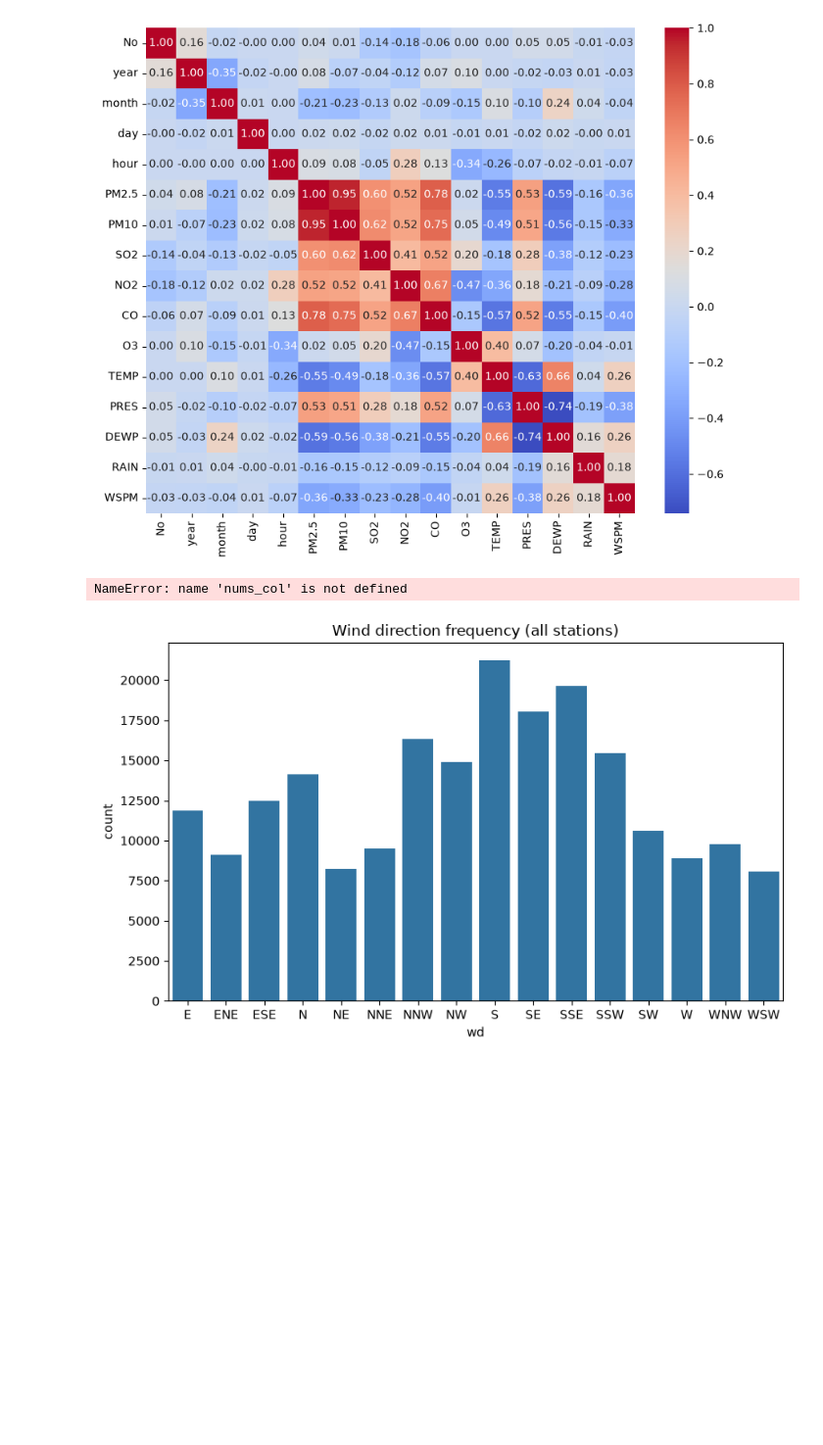
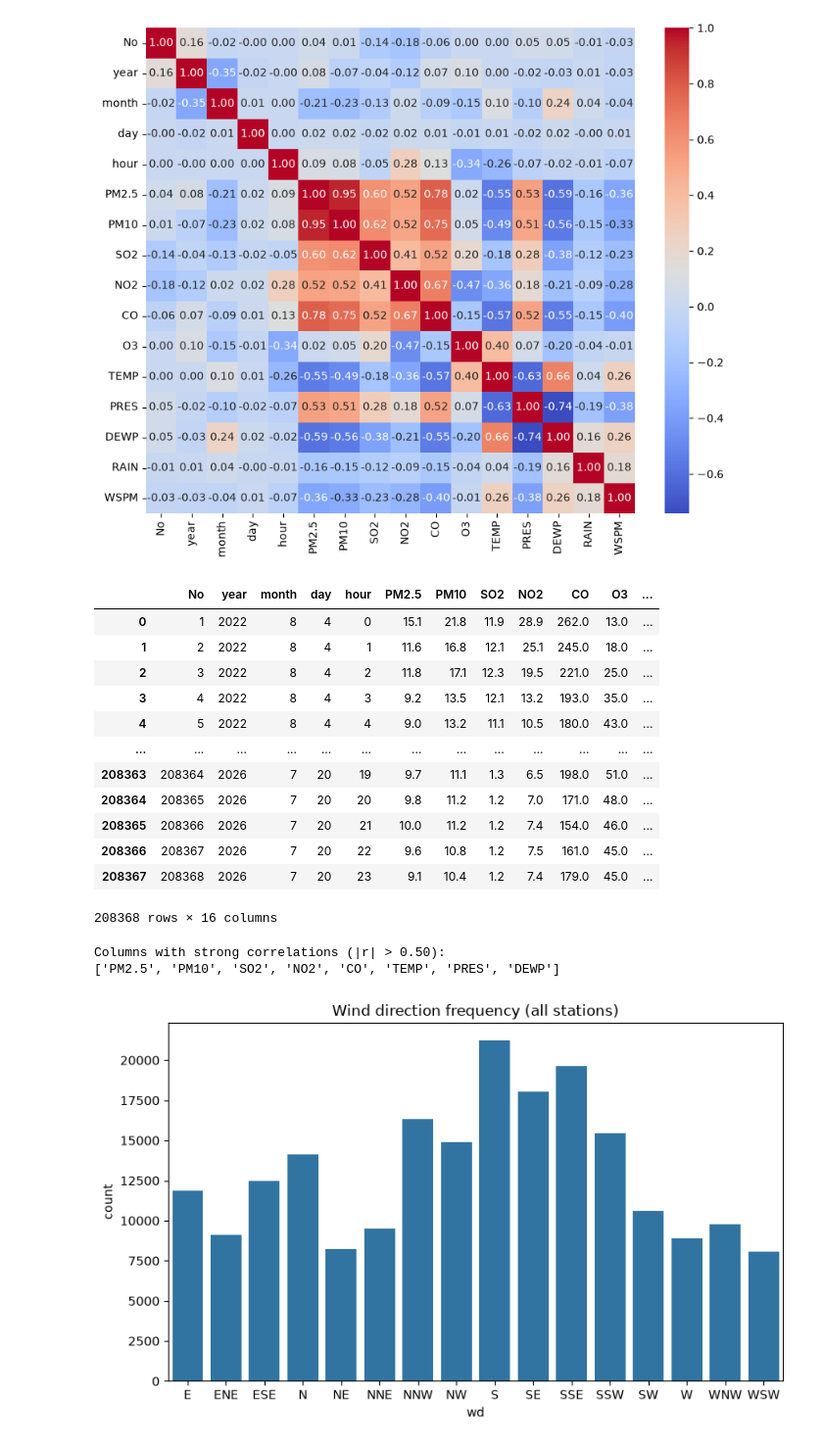
Before and after one commit to iamahnaf/SpikeForecasting, a Jupyter notebook: notebooks/EDA.ipynb, the cells around one changed output. Shown at 98% size. Saved outputs shown, nothing was run; the diff lists cells and outputs as text; code cells hidden in the pictures; blank space fills up the shorter version.

```diff
--- a/notebooks/EDA.ipynb
+++ b/notebooks/EDA.ipynb
@@ -113,9 +113,28 @@ sns.heatmap(df.corr(numeric_only=True),annot=True,cmap='coolwarm',fmt=".2f")
 # %% [output]
 <Axes: >
 [figure]
+# %%
+num_only=df.drop(columns=['wd','station'])
+num_only
+# %% [output]
+|  | No | year | month | day | hour | PM2.5 | PM10 | SO2 | NO2 | CO | O3 | ... |
+| 0 | 1 | 2022 | 8 | 4 | 0 | 15.1 | 21.8 | 11.9 | 28.9 | 262.0 | 13.0 | ... |
+| 1 | 2 | 2022 | 8 | 4 | 1 | 11.6 | 16.8 | 12.1 | 25.1 | 245.0 | 18.0 | ... |
+| 2 | 3 | 2022 | 8 | 4 | 2 | 11.8 | 17.1 | 12.3 | 19.5 | 221.0 | 25.0 | ... |
+| 3 | 4 | 2022 | 8 | 4 | 3 | 9.2 | 13.5 | 12.1 | 13.2 | 193.0 | 35.0 | ... |
+| 4 | 5 | 2022 | 8 | 4 | 4 | 9.0 | 13.2 | 11.1 | 10.5 | 180.0 | 43.0 | ... |
+| ... | ... | ... | ... | ... | ... | ... | ... | ... | ... | ... | ... | ... |
+| 208363 | 208364 | 2026 | 7 | 20 | 19 | 9.7 | 11.1 | 1.3 | 6.5 | 198.0 | 51.0 | ... |
+| 208364 | 208365 | 2026 | 7 | 20 | 20 | 9.8 | 11.2 | 1.2 | 7.0 | 171.0 | 48.0 | ... |
+| 208365 | 208366 | 2026 | 7 | 20 | 21 | 10.0 | 11.2 | 1.2 | 7.4 | 154.0 | 46.0 | ... |
+| 208366 | 208367 | 2026 | 7 | 20 | 22 | 9.6 | 10.8 | 1.2 | 7.5 | 161.0 | 45.0 | ... |
+| 208367 | 208368 | 2026 | 7 | 20 | 23 | 9.1 | 10.4 | 1.2 | 7.4 | 179.0 | 45.0 | ... |
+208368 rows × 16 columns
 # %%
-corr = nums_col.corr()
+# Get correlation matrix
+corr = num_only.corr()
 
+# Find columns with strong correlation (|correlation| > 0.50)
 corr_colums = []
 
 for first_position in range(len(corr.columns)):
@@ -124,16 +143,18 @@ for first_position in range(len(corr.columns)):
         second_column = corr.columns[second_position]
         correlation_value = corr.loc[first_column, second_column]
 
-        if correlation_value > 0.50 or correlation_value < -0.50:
+        # If correlation is strong (positive or negative)
+        if abs(correlation_value) > 0.50:
             if first_column not in corr_colums:
                 corr_colums.append(first_column)
-
             if second_column not in corr_colums:
                 corr_colums.append(second_column)
 
-corr_colums
+print("Columns with strong correlations (|r| > 0.50):")
+print(corr_colums)
 # %% [output]
-NameError: name 'nums_col' is not defined
+Columns with strong correlations (|r| > 0.50):
+['PM2.5', 'PM10', 'SO2', 'NO2', 'CO', 'TEMP', 'PRES', 'DEWP']
 # %%
 plt.figure(figsize=(8, 5))
 wd_count= df['wd'].value_counts().sort_index().reset_index()
```
